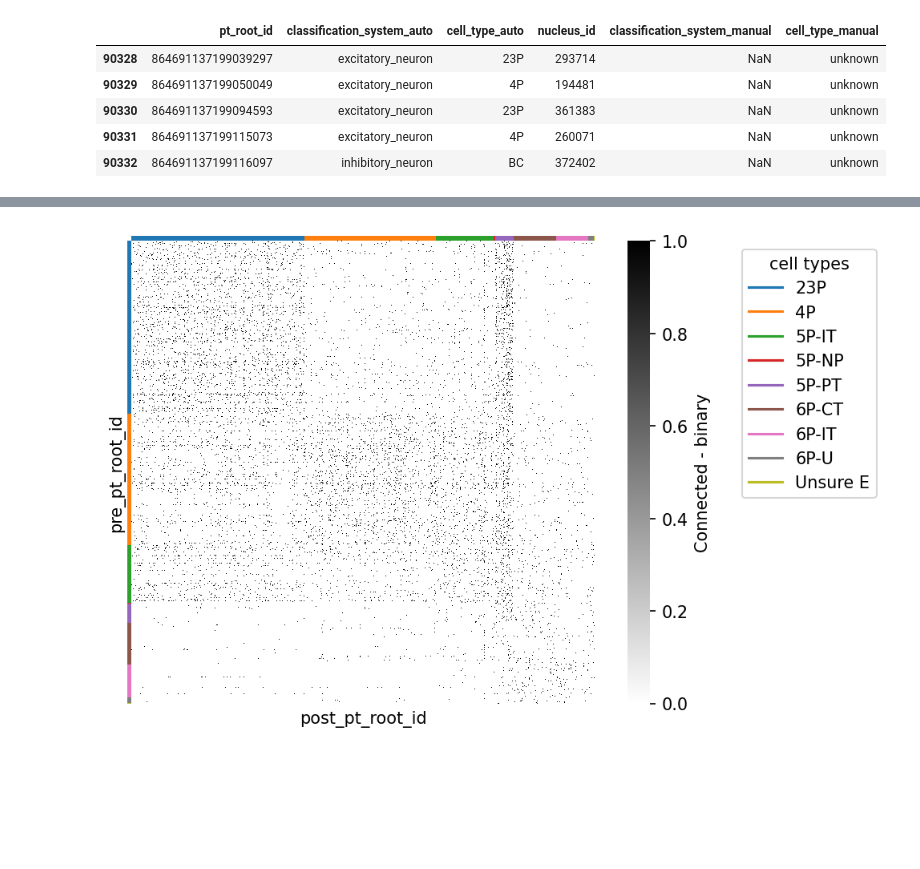
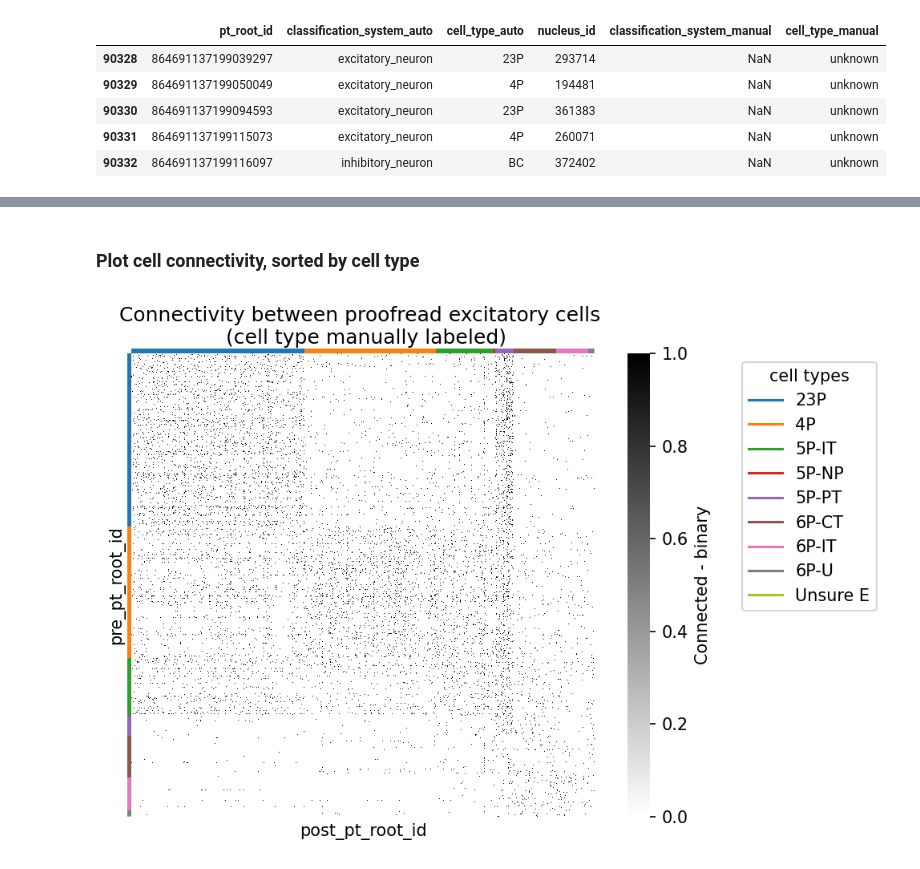
Before and after one commit to AllenInstitute/microns_tutorial, a Jupyter notebook: tutorial_book/quickstart_notebooks/04-cave-query-synapses.ipynb, the cells around one changed output, grey strips where cells are left out. Cells and saved outputs as stored; diff of their text form; code cells hidden in the pictures; blank space fills up the shorter version.

```diff
--- a/tutorial_book/quickstart_notebooks/04-cave-query-synapses.ipynb
+++ b/tutorial_book/quickstart_notebooks/04-cave-query-synapses.ipynb
@@ -457,42 +422,49 @@ def sort_matrix_by_types(mat: pd.DataFrame,
 manual_exc_root_ids = ct_all_df.query("classification_system_manual=='aibs_coarse_excitatory'").pt_root_id.to_numpy()
 
 # Filter the proofread synapses by the excitatory cells
-exc_syn_df = syn_proof_only_df.loc[syn_proof_only_df.pre_pt_root_id.isin(manual_exc_root_ids) & syn_proof_only_df.post_pt_root_id.isin(manual_exc_root_ids) ]
+exc_syn_df = syn_proof_only_df.loc[(syn_proof_only_df.pre_pt_root_id.isin(manual_exc_root_ids) &
+                                    syn_proof_only_df.post_pt_root_id.isin(manual_exc_root_ids)
+                                   )]
 
 # Pivot synapse matrix
-exc_syn_mat = exc_syn_df.pivot_table(index="pre_pt_root_id",
+exc_syn_mat = (exc_syn_df.pivot_table(index="pre_pt_root_id",
                                      columns="post_pt_root_id",
                                      values="size",
                                      aggfunc=lambda x: float(np.sum(x) > 0)).fillna(0)
+              )
 exc_syn_mat = exc_syn_mat.reindex(columns=np.array(exc_syn_mat.index))
 # %%
 # sort the matrix by cell types to render sensibly in heatmap
 syn_mat_ct, syn_mat_cell_types, _ = sort_matrix_by_types(exc_syn_mat, ct_all_df, label_type_col="cell_type_manual")
+# %% [markdown]
+### Plot cell connectivity, sorted by cell type
 # %%
 import matplotlib
 
 # add colormap for cell type
 cts, ct_idx = np.unique(syn_mat_cell_types, return_inverse=True)
 ct_colors = plt.get_cmap("tab10")(ct_idx)
 
 fig, ax = plt.subplots(figsize=(7, 5), dpi=150)
 sns.heatmap(syn_mat_ct, cmap="gray_r", xticklabels=[], yticklabels=[],
             ax=ax, square=True,
             cbar_kws={"label": "Connected - binary"})
 
 
-# Adding row and column colors for cell types
+# add row and column colors for cell types
 for i, color in enumerate(ct_colors):
     ax.add_patch(plt.Rectangle(xy=(-0.01, i), width=0.01, height=1, color=color, lw=0,
                                transform=ax.get_yaxis_transform(), clip_on=False))
 
 for i, color in enumerate(ct_colors):
     ax.add_patch(plt.Rectangle(xy=(i, 1), height=0.01, width=1, color=color, lw=0,
                                transform=ax.get_xaxis_transform(), clip_on=False))
 
 # add a legend for the cell types
 legend_elements = [matplotlib.lines.Line2D([0], [0], color=plt.get_cmap("tab10")(i), label=ct) for i, ct in enumerate(cts)]
 plt.legend(handles=legend_elements, loc='upper left', bbox_to_anchor=(1.3, 1), title="cell types")
+
+ax.set_title('Connectivity between proofread excitatory cells \n (cell type manually labeled)')
 plt.show()
 # %% [output]
-[figure, old version]
+[figure, new version]
```
Also changed, not shown: parts of 27 cells of this notebook, 5 other files.
